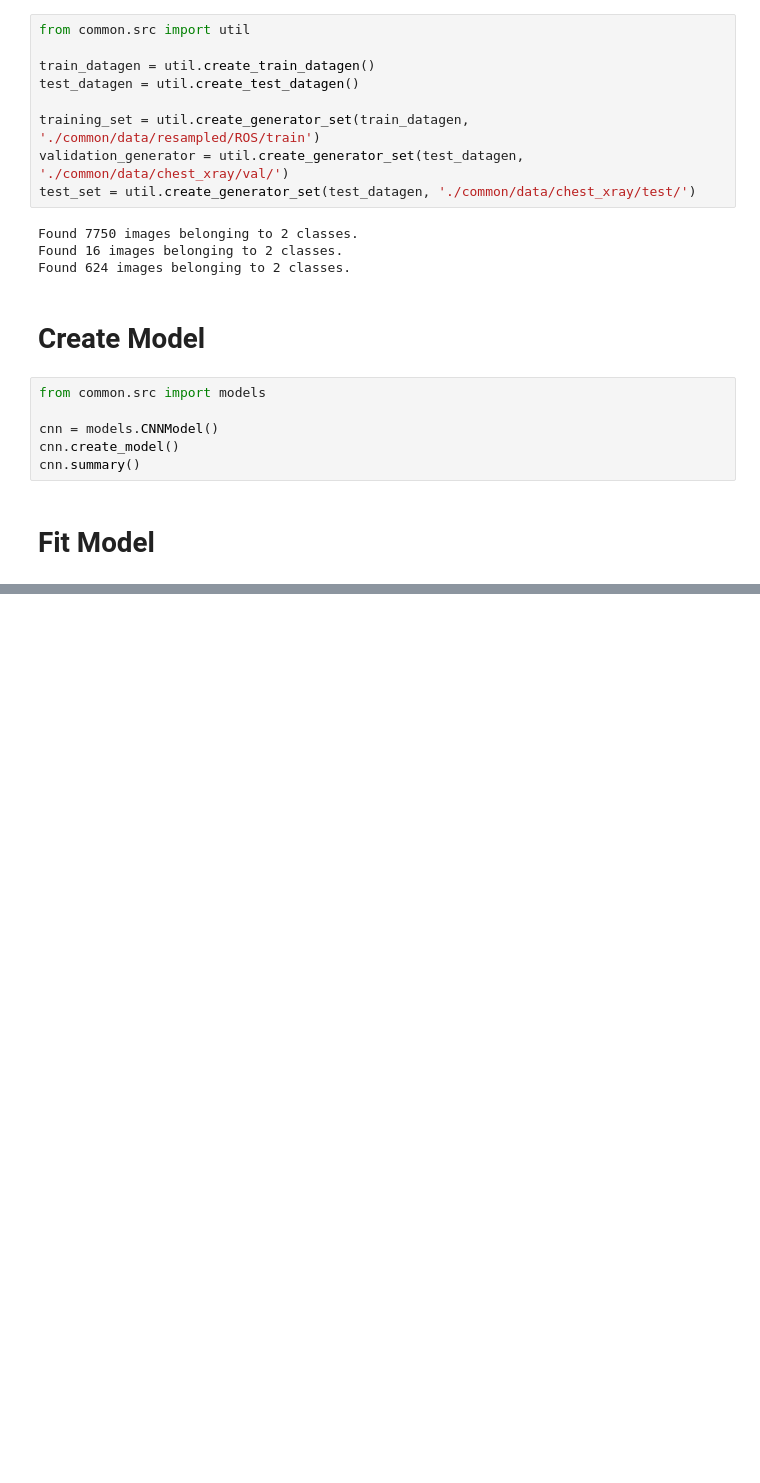
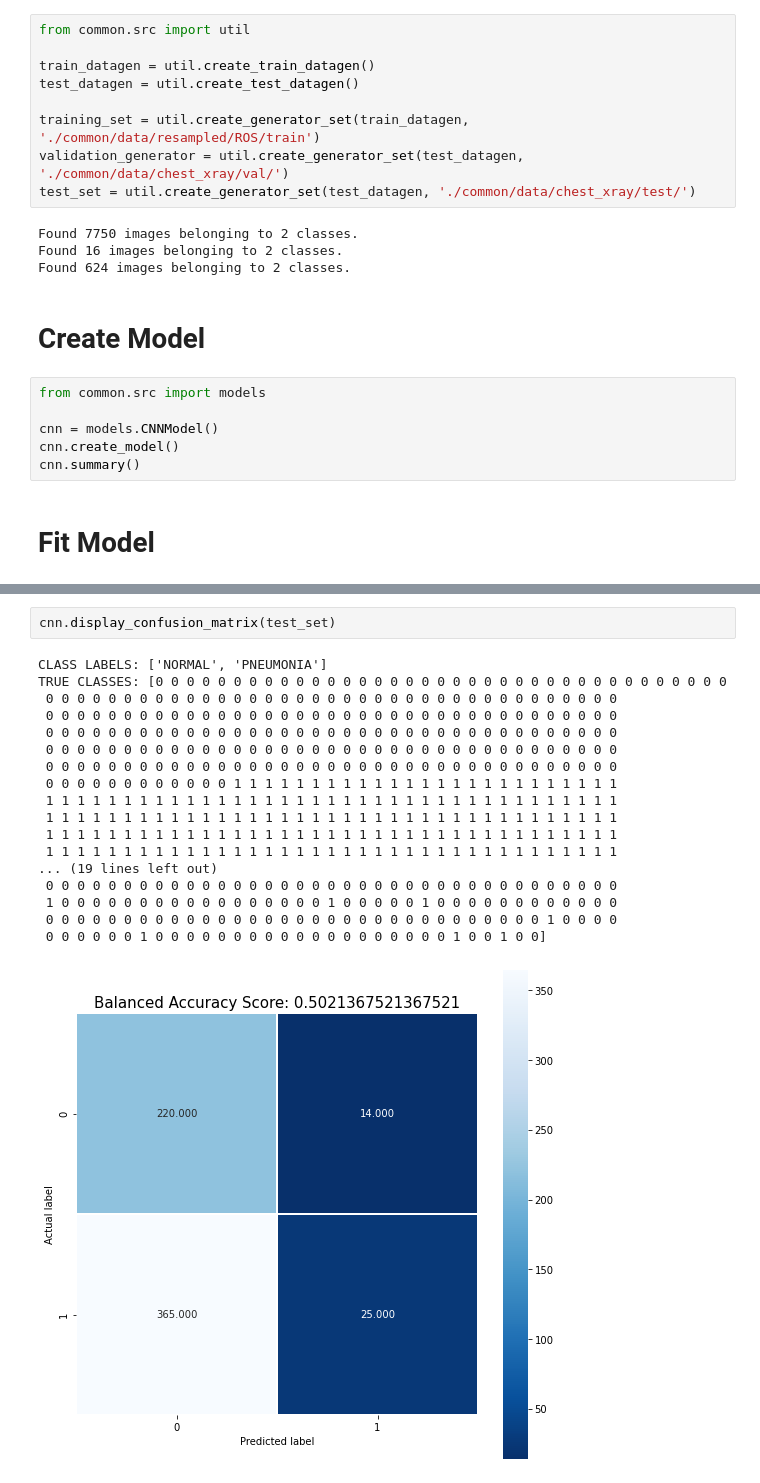
Before and after one commit to mmitk/pneumonia-prediction, a Jupyter notebook: ROS.ipynb, the cells around one changed output, grey strips where cells are left out. Drawn from its saved outputs; the diff is of its cells as text; blank space fills up the shorter version.

```diff
--- a/ROS.ipynb
+++ b/ROS.ipynb
@@ -106,0 +106,21 @@ weighted avg       0.14      0.38      0.20       624
+# %%
+cnn.display_confusion_matrix(test_set)
+# %% [output]
+CLASS LABELS: ['NORMAL', 'PNEUMONIA']
+TRUE CLASSES: [0 0 0 0 0 0 0 0 0 0 0 0 0 0 0 0 0 0 0 0 0 0 0 0 0 0 0 0 0 0 0 0 0 0 0 0 0
+ 0 0 0 0 0 0 0 0 0 0 0 0 0 0 0 0 0 0 0 0 0 0 0 0 0 0 0 0 0 0 0 0 0 0 0 0 0
+ 0 0 0 0 0 0 0 0 0 0 0 0 0 0 0 0 0 0 0 0 0 0 0 0 0 0 0 0 0 0 0 0 0 0 0 0 0
+ 0 0 0 0 0 0 0 0 0 0 0 0 0 0 0 0 0 0 0 0 0 0 0 0 0 0 0 0 0 0 0 0 0 0 0 0 0
+ 0 0 0 0 0 0 0 0 0 0 0 0 0 0 0 0 0 0 0 0 0 0 0 0 0 0 0 0 0 0 0 0 0 0 0 0 0
+ 0 0 0 0 0 0 0 0 0 0 0 0 0 0 0 0 0 0 0 0 0 0 0 0 0 0 0 0 0 0 0 0 0 0 0 0 0
+ 0 0 0 0 0 0 0 0 0 0 0 0 1 1 1 1 1 1 1 1 1 1 1 1 1 1 1 1 1 1 1 1 1 1 1 1 1
+ 1 1 1 1 1 1 1 1 1 1 1 1 1 1 1 1 1 1 1 1 1 1 1 1 1 1 1 1 1 1 1 1 1 1 1 1 1
+ 1 1 1 1 1 1 1 1 1 1 1 1 1 1 1 1 1 1 1 1 1 1 1 1 1 1 1 1 1 1 1 1 1 1 1 1 1
+ 1 1 1 1 1 1 1 1 1 1 1 1 1 1 1 1 1 1 1 1 1 1 1 1 1 1 1 1 1 1 1 1 1 1 1 1 1
+ 1 1 1 1 1 1 1 1 1 1 1 1 1 1 1 1 1 1 1 1 1 1 1 1 1 1 1 1 1 1 1 1 1 1 1 1 1
+... (19 lines left out)
+ 0 0 0 0 0 0 0 0 0 0 0 0 0 0 0 0 0 0 0 0 0 0 0 0 0 0 0 0 0 0 0 0 0 0 0 0 0
+ 1 0 0 0 0 0 0 0 0 0 0 0 0 0 0 0 0 0 1 0 0 0 0 0 1 0 0 0 0 0 0 0 0 0 0 0 0
+ 0 0 0 0 0 0 0 0 0 0 0 0 0 0 0 0 0 0 0 0 0 0 0 0 0 0 0 0 0 0 0 0 1 0 0 0 0
+ 0 0 0 0 0 0 1 0 0 0 0 0 0 0 0 0 0 0 0 0 0 0 0 0 0 0 1 0 0 1 0 0]
+[figure, added]
```
Also changed, not shown: parts of 4 cells of this notebook, 7 other files.
